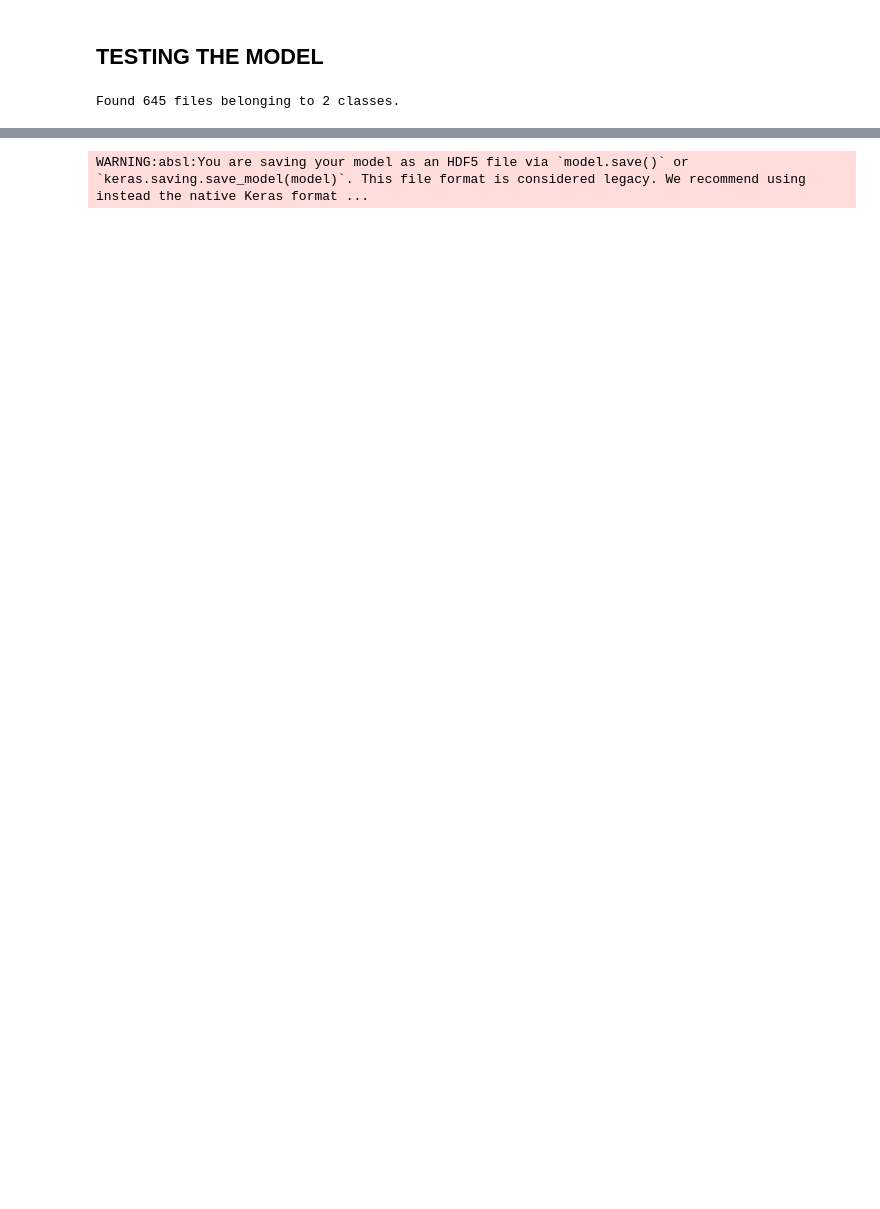
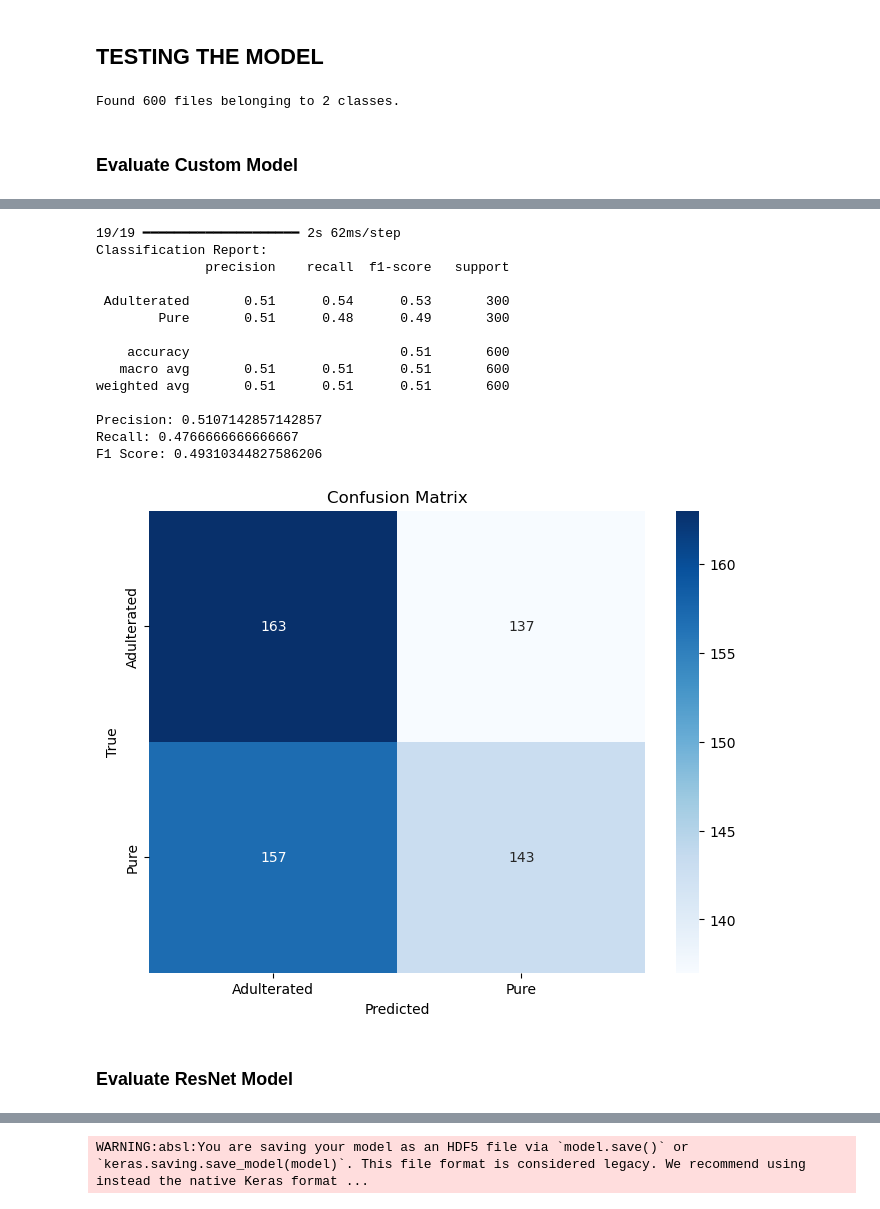
Before and after one commit to buggernut04/Thesis_Project_Feed_Classification, a Jupyter notebook: main.ipynb, the cells around one changed output, grey strips where cells are left out. Cells and saved outputs as stored; diff of their text form; code cells hidden in the pictures; blank space fills up the shorter version.

```diff
--- a/main.ipynb
+++ b/main.ipynb
@@ -455,13 +529,49 @@ plt.show()
 ## TESTING THE MODEL
 # %%
 # Testing Dataset Directory
-test_dir = '/mnt/c/Users/Room201B/Documents/Salem - Thesis/Dataset/Rice Bran/Testing'
+test_dir = '/mnt/c/Users/Room201B/Documents/Salem - Thesis/Dataset/Rice Bran/Testing/Set 3'
 
 test_ds = tf.keras.utils.image_dataset_from_directory(
     test_dir,
-    image_size=(500, 500),
-    batch_size=16,
+    image_size=(400, 400),
+    batch_size=32,
     label_mode='binary'
 )
 # %% [output]
-Found 645 files belonging to 2 classes.
+Found 600 files belonging to 2 classes.
+# %% [markdown]
+### Evaluate Custom Model
+# %%
+# Evaluate the model on the test dataset
+test_loss, test_accuracy = custom_model.evaluate(test_ds)
+print(f'Test Loss: {test_loss}')
+print(f'Test Accuracy: {test_accuracy}')
+
+# Generate predictions
+y_true = np.concatenate([y for x, y in test_ds], axis=0)
+y_pred = custom_model.predict(test_ds)
+y_pred = (y_pred > 0.5).astype(int)  # For binary classification
+
+# Compute evaluation metrics
+print("Classification Report:")
+print(classification_report(y_true, y_pred, target_names=["Adulterated", "Pure"]))
+
+precision = precision_score(y_true, y_pred)
+recall = recall_score(y_true, y_pred)
+f1 = f1_score(y_true, y_pred)
+
+print(f"Precision: {precision}")
+print(f"Recall: {recall}")
+print(f"F1 Score: {f1}")
+
+# Compute the confusion matrix
+cm = confusion_matrix(y_true, y_pred)
+
+# Display the confusion matrix
+plt.figure(figsize=(8, 6))
+sns.heatmap(cm, annot=True, fmt='d', cmap='Blues', xticklabels=['Adulterated', 'Pure'], yticklabels=['Adulterated', 'Pure'])
+plt.xlabel('Predicted')
+plt.ylabel('True')
+plt.title('Confusion Matrix')
+plt.show()
+# %% [output]
@@ -468,3 +582,20 @@ Found 645 files belonging to 2 classes.
+19/19 ━━━━━━━━━━━━━━━━━━━━ 2s 62ms/step
+Classification Report:
+              precision    recall  f1-score   support
+
+ Adulterated       0.51      0.54      0.53       300
+        Pure       0.51      0.48      0.49       300
+
+    accuracy                           0.51       600
+   macro avg       0.51      0.51      0.51       600
+weighted avg       0.51      0.51      0.51       600
+
+Precision: 0.5107142857142857
+Recall: 0.4766666666666667
+F1 Score: 0.49310344827586206
+[figure, added]
+# %% [markdown]
+### Evaluate ResNet Model
 # %%
 # Evaluate the model on the test dataset
 test_loss, test_accuracy = resnet_model.evaluate(test_ds)
```
Also changed, not shown: parts of 29 cells of this notebook, 1 other file.
